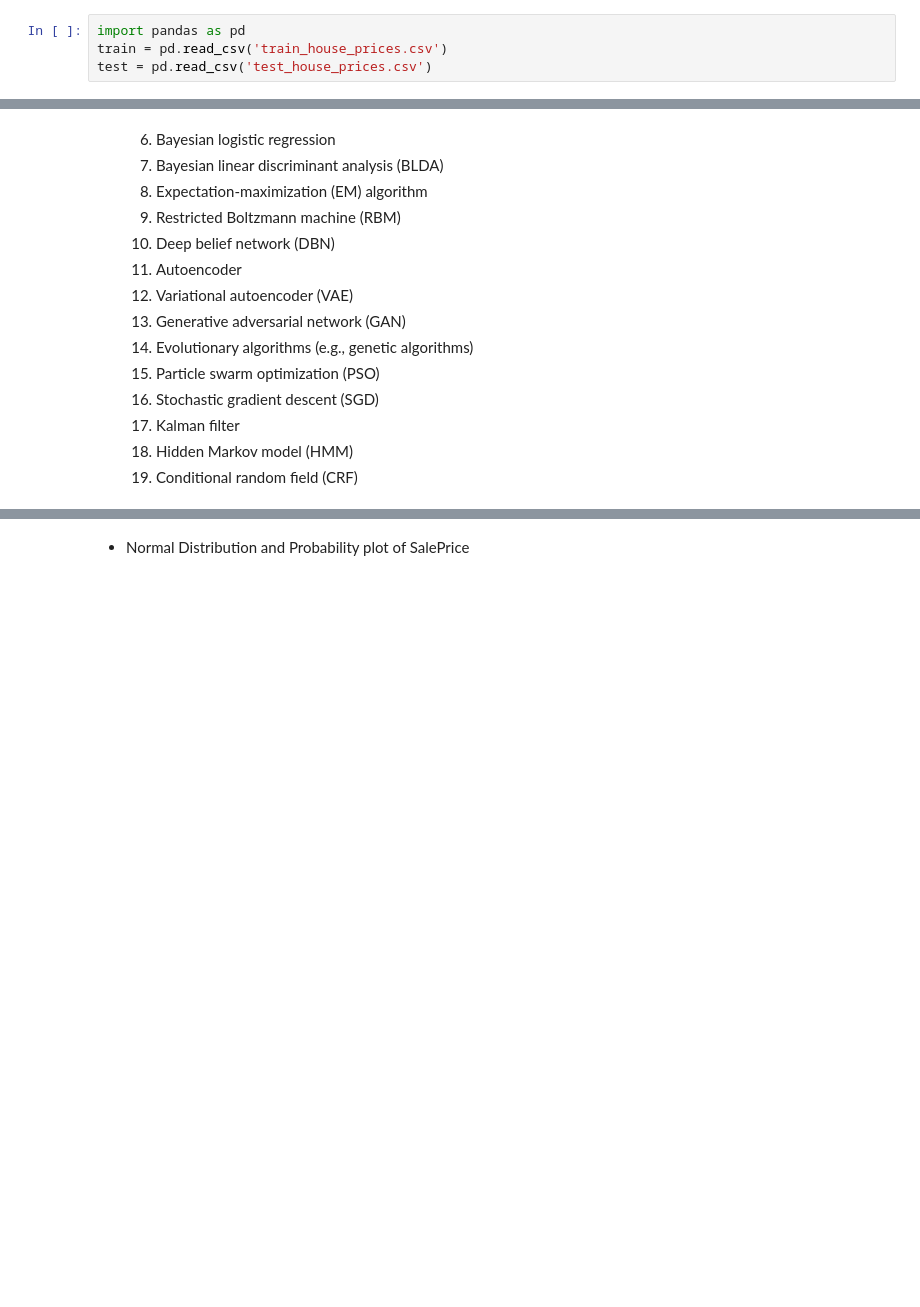
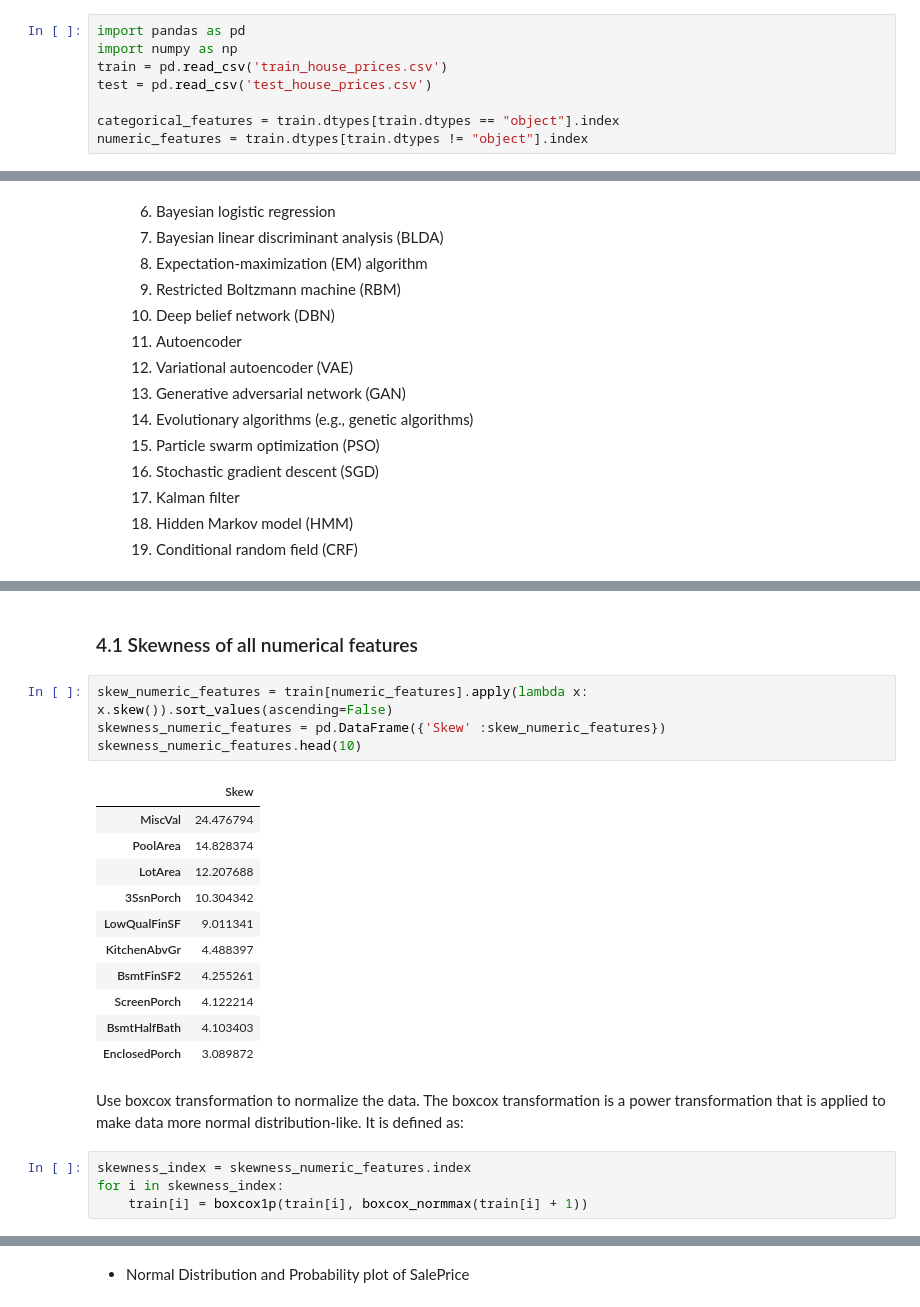
Before and after one commit to carlosfarfangalindoNL222/Steps_In_Depth_Machine_Learning, a Jupyter notebook: Steps_Machine_Learning_Model/3_DPP/3.Data_Preprocessing.ipynb, the cells around one changed output, grey strips where cells are left out. Cells and saved outputs as stored; diff of their text form; blank space fills up the shorter version.

```diff
--- a/Steps_Machine_Learning_Model/3_DPP/3.Data_Preprocessing.ipynb
+++ b/Steps_Machine_Learning_Model/3_DPP/3.Data_Preprocessing.ipynb
@@ -11,8 +11,12 @@
 8. Select features
 # %%
 import pandas as pd
+import numpy as np
 train = pd.read_csv('train_house_prices.csv')
 test = pd.read_csv('test_house_prices.csv')
+
+categorical_features = train.dtypes[train.dtypes == "object"].index
+numeric_features = train.dtypes[train.dtypes != "object"].index
 # %% [markdown]
 # 4. Normalize numerical data
 # %% [markdown]
@@ -44 +60,25 @@ Why use normal distribution?
+# %% [markdown]
+### 4.1 Skewness of all numerical features
+# %%
+skew_numeric_features = train[numeric_features].apply(lambda x: x.skew()).sort_values(ascending=False)
+skewness_numeric_features = pd.DataFrame({'Skew' :skew_numeric_features})
+skewness_numeric_features.head(10)
+# %% [output]
+|  | Skew |
+| MiscVal | 24.476794 |
+| PoolArea | 14.828374 |
+| LotArea | 12.207688 |
+| 3SsnPorch | 10.304342 |
+| LowQualFinSF | 9.011341 |
+| KitchenAbvGr | 4.488397 |
+| BsmtFinSF2 | 4.255261 |
+| ScreenPorch | 4.122214 |
+| BsmtHalfBath | 4.103403 |
+| EnclosedPorch | 3.089872 |
+# %% [markdown]
+Use boxcox transformation to normalize the data. The boxcox transformation is a power transformation that is applied to make data more normal distribution-like. It is defined as:
+# %%
+skewness_index = skewness_numeric_features.index
+for i in skewness_index:
+    train[i] = boxcox1p(train[i], boxcox_normmax(train[i] + 1))
 # %% [markdown]
```
Also changed, not shown: parts of 2 cells of this notebook, 1 other file.
